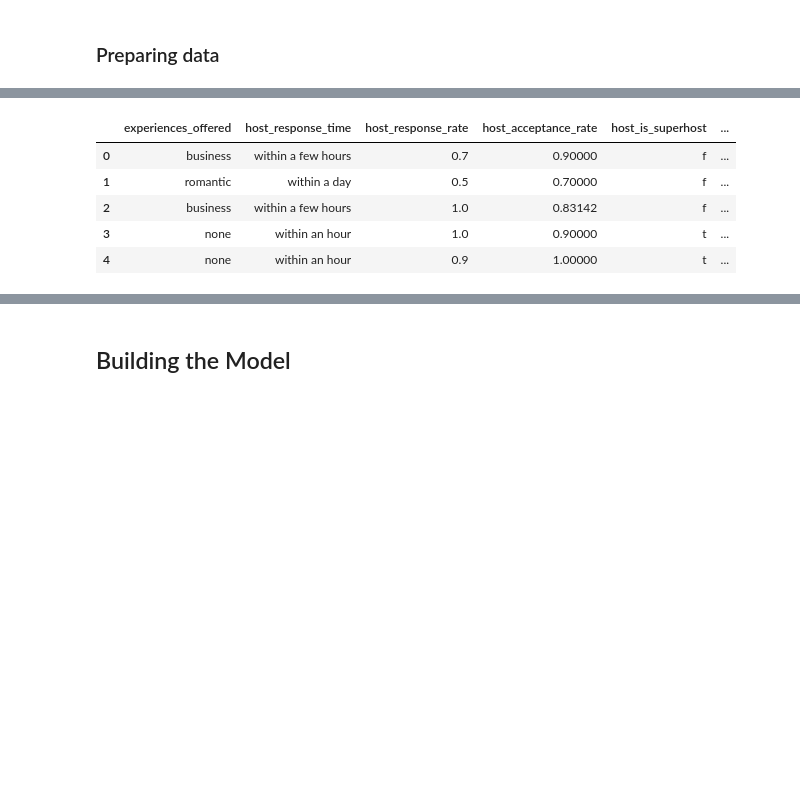
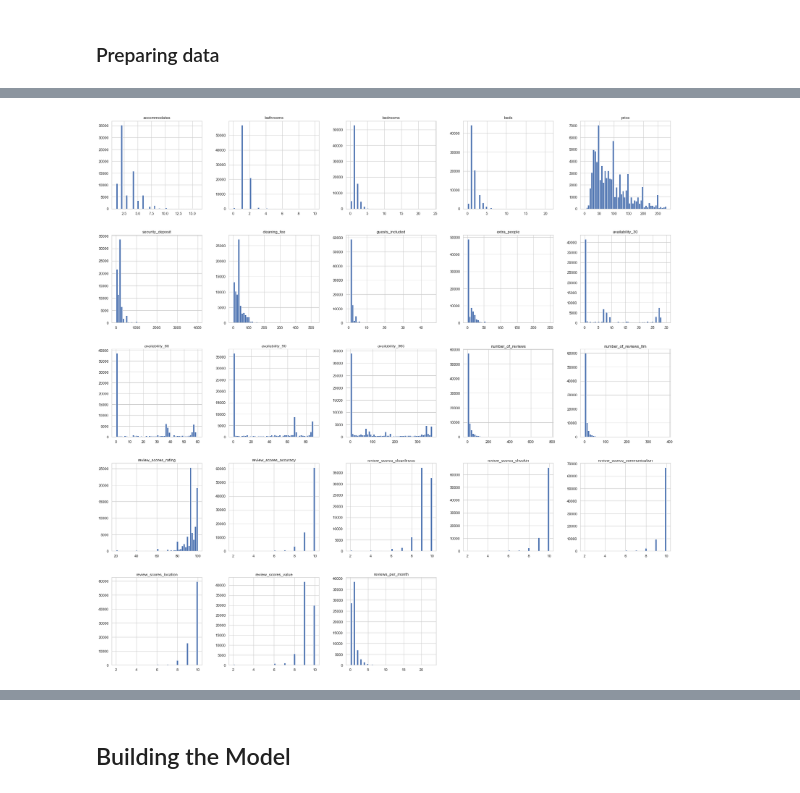
Before and after one commit to waltersmac/Predicting-AirBnB-Prices, a Jupyter notebook: notebooks/1.0-rw-data-exploration.ipynb, the cells around one changed output, grey strips where cells are left out. Cells and saved outputs as stored; diff of their text form; code cells hidden in the pictures; blank space fills up the shorter version.

```diff
--- a/notebooks/1.0-rw-data-exploration.ipynb
+++ b/notebooks/1.0-rw-data-exploration.ipynb
@@ -460,9 +458,5 @@ df_listings = drop_columns(df_listings)
-# %%
-df_listings.head()
-# %% [output]
-|  | experiences_offered | host_response_time | host_response_rate | host_acceptance_rate | host_is_superhost | ... |
-| 0 | business | within a few hours | 0.7 | 0.90000 | f | ... |
-| 1 | romantic | within a day | 0.5 | 0.70000 | f | ... |
-| 2 | business | within a few hours | 1.0 | 0.83142 | f | ... |
-| 3 | none | within an hour | 1.0 | 0.90000 | t | ... |
-| 4 | none | within an hour | 0.9 | 1.00000 | t | ... |
+# %%
+df_listings.hist(bins=50, figsize=(30,30))
+plt.show()
+# %% [output]
+[figure, added]
```
Also changed, not shown: parts of 20 cells of this notebook.
